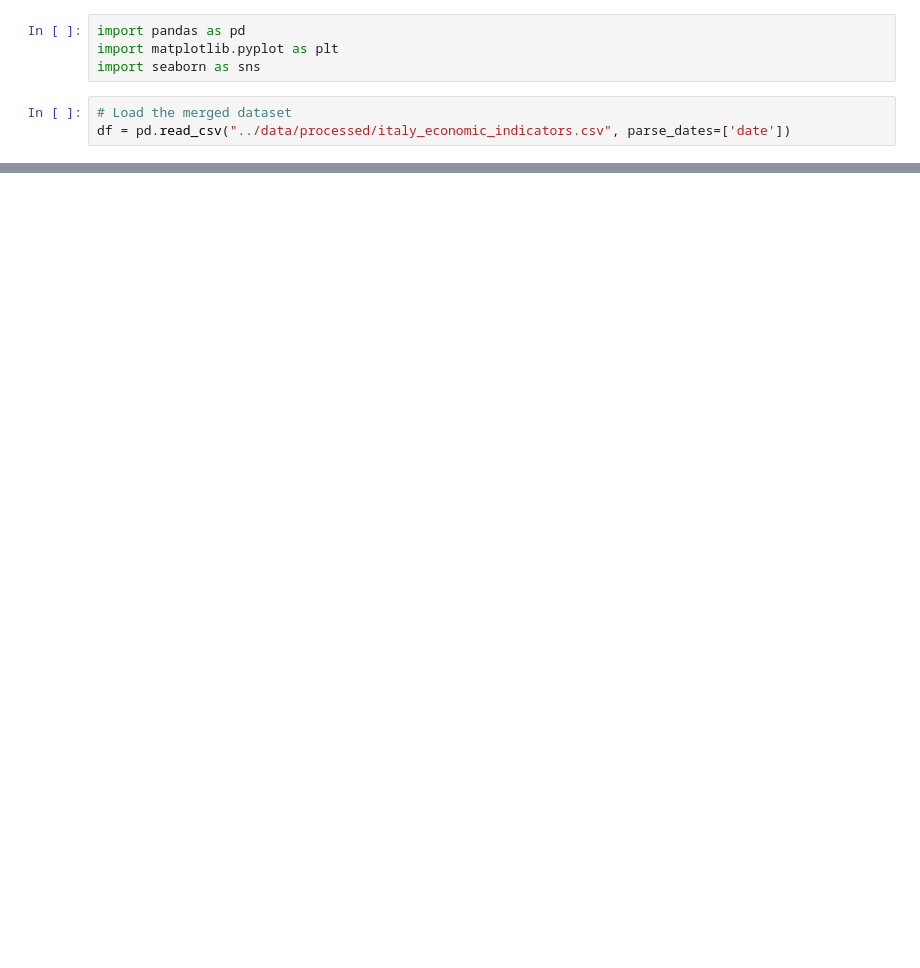
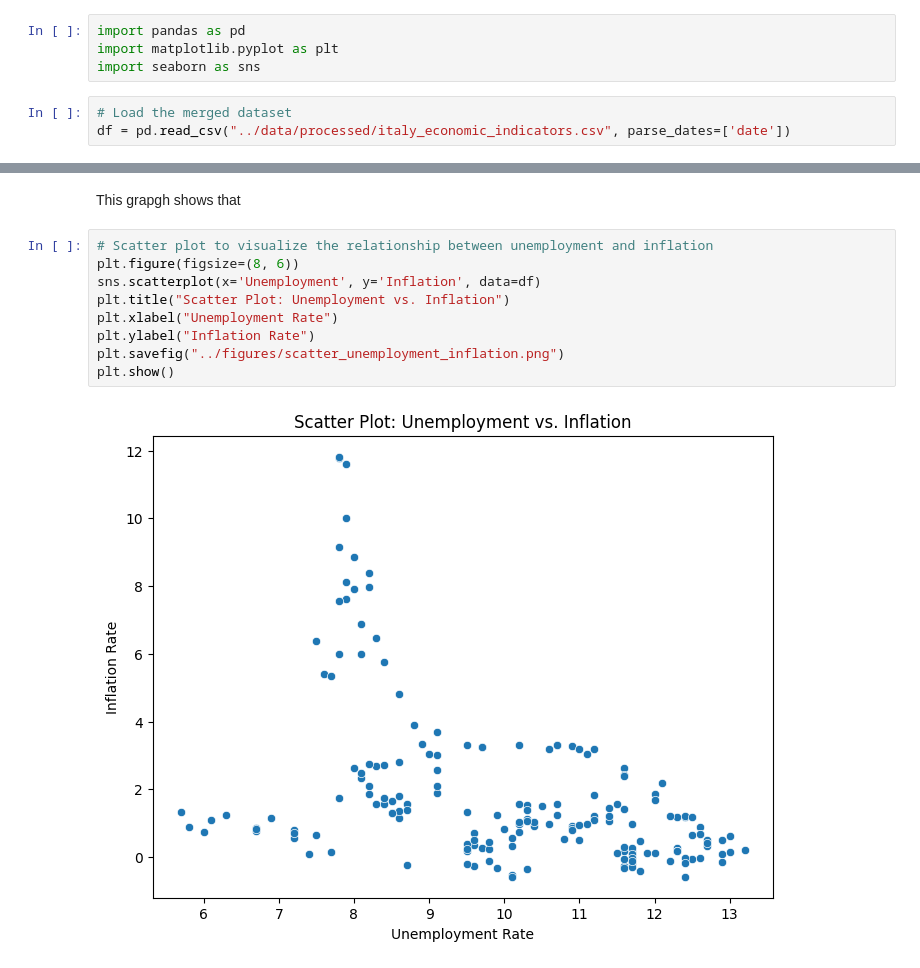
Before and after one commit to aityounes-anis/italian-economic-indicators-analysis, a Jupyter notebook: notebooks/analysis.ipynb, the cells around one changed output, grey strips where cells are left out. Saved outputs shown, nothing was run; the diff lists cells and outputs as text; blank space fills up the shorter version.

```diff
--- a/notebooks/analysis.ipynb
+++ b/notebooks/analysis.ipynb
@@ -40,0 +41,13 @@ plt.show()
+# %% [markdown]
+This grapgh shows that
+# %%
+# Scatter plot to visualize the relationship between unemployment and inflation
+plt.figure(figsize=(8, 6))
+sns.scatterplot(x='Unemployment', y='Inflation', data=df)
+plt.title("Scatter Plot: Unemployment vs. Inflation")
+plt.xlabel("Unemployment Rate")
+plt.ylabel("Inflation Rate")
+plt.savefig("../figures/scatter_unemployment_inflation.png")
+plt.show()
+# %% [output]
+[figure, added]
```
Also changed, not shown: parts of 2 cells of this notebook.
